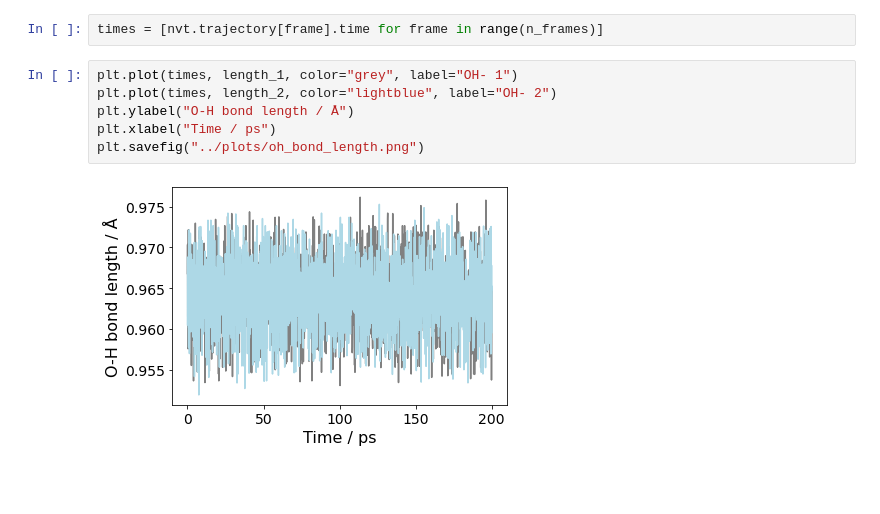
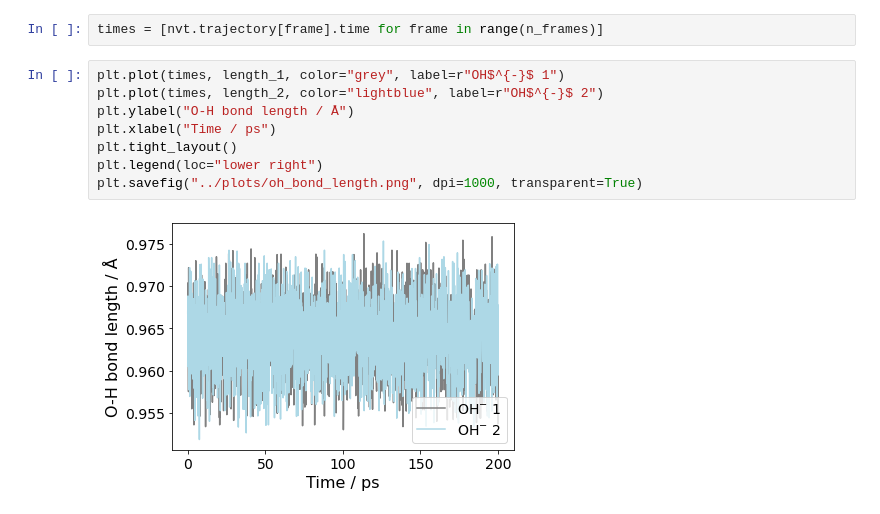
Before and after one commit to meyresearch/metalloenzymes, a Jupyter notebook: apo/scripts/complex.ipynb, the cells around one changed output. Cells and saved outputs as stored; diff of their text form; blank space fills up the shorter version.

Commit message:
bond length plot

```diff
--- a/apo/scripts/complex.ipynb
+++ b/apo/scripts/complex.ipynb
@@ -87,10 +87,12 @@ for frame in range(n_frames):
 # %%
 times = [nvt.trajectory[frame].time for frame in range(n_frames)]
 # %%
-plt.plot(times, length_1, color="grey", label="OH- 1")
-plt.plot(times, length_2, color="lightblue", label="OH- 2")
+plt.plot(times, length_1, color="grey", label=r"OH$^{-}$ 1")
+plt.plot(times, length_2, color="lightblue", label=r"OH$^{-}$ 2")
 plt.ylabel("O-H bond length / Å")
 plt.xlabel("Time / ps")
-plt.savefig("../plots/oh_bond_length.png")
+plt.tight_layout()
+plt.legend(loc="lower right")
+plt.savefig("../plots/oh_bond_length.png", dpi=1000, transparent=True)
 # %% [output]
-[figure, old version]
+[figure, new version]
```
Also changed, not shown: 2 other files.
